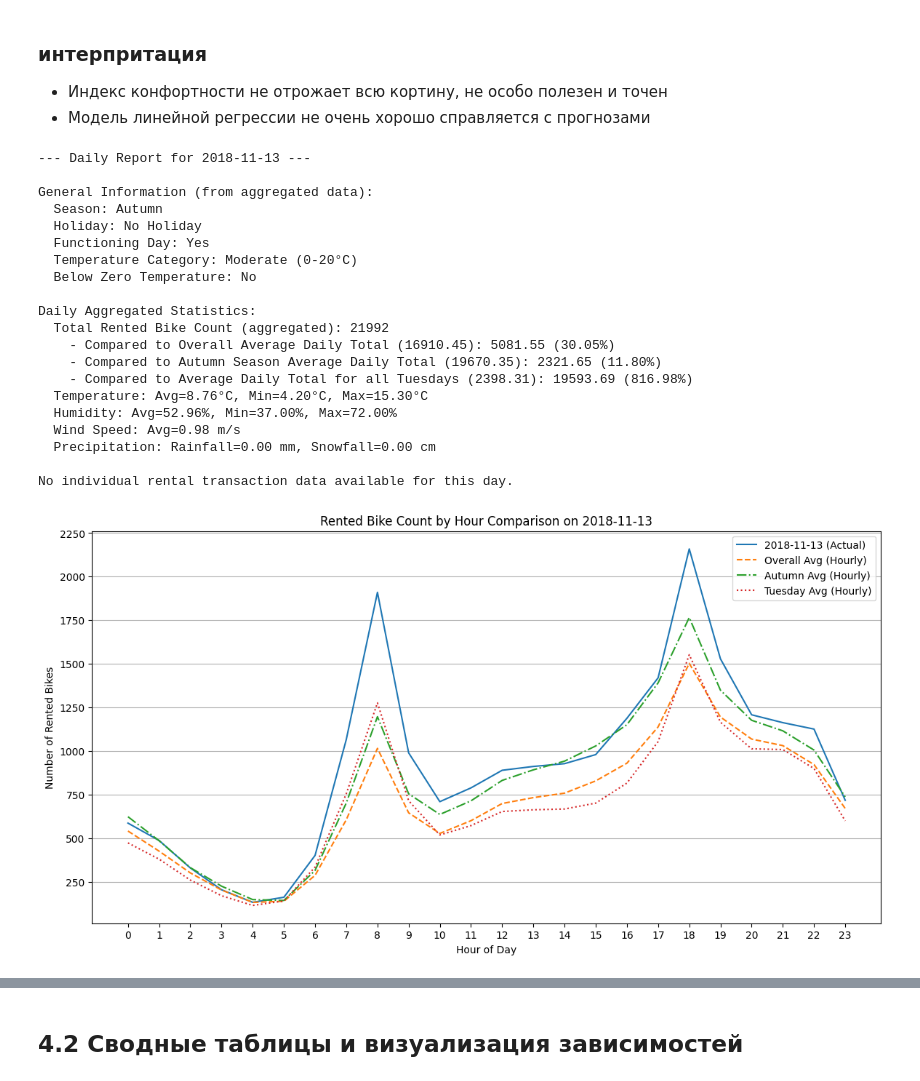
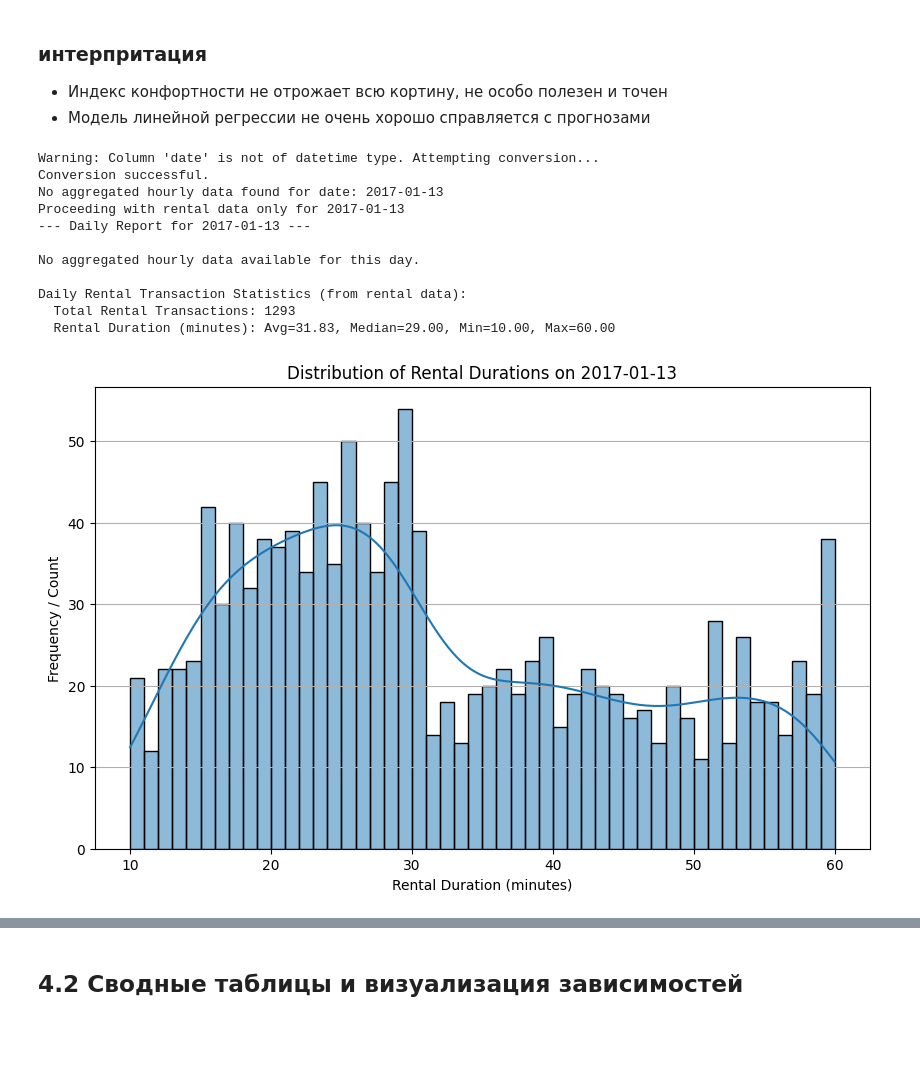
Before and after one commit to EZHOWWW/plab2, a Jupyter notebook: lab.ipynb, the cells around one changed output, grey strips where cells are left out. Saved outputs shown, nothing was run; the diff lists cells and outputs as text; code cells hidden in the pictures; blank space fills up the shorter version.

```diff
--- a/lab.ipynb
+++ b/lab.ipynb
@@ -815,50 +833,41 @@ def generate_report_day(data: pd.DataFrame, rentals_data: pd.DataFrame, day: str
 
         lines, labels = ax1.get_legend_handles_labels()
         lines2, labels2 = ax2.get_legend_handles_labels()
         ax2.legend(lines + lines2, labels + labels2, loc='upper left')
 
         plt.title(f'Temperature and Humidity by Hour on {report_day.strftime("%Y-%m-%d")}')
         plt.show()
 
     # Plot Wind Speed by hour (if aggregated data exists)
     if not day_data.empty:
         plt.figure(figsize=(12, 6))
         sns.lineplot(data=day_data, x='Hour', y='Wind speed')
         plt.title(f'Wind Speed by Hour on {report_day.strftime("%Y-%m-%d")}')
         plt.xlabel('Hour of Day')
         plt.ylabel('Wind Speed (m/s)')
         plt.xticks(day_data['Hour'])
         plt.grid(axis='y')
         plt.show()
 
 
 
 
 df_aggregated = convert_date_column(data, 'Date', dayfirst=True)
 df_rentals = convert_date_column(rentals_data, 'date', dayfirst=False)
 
 # data.set_index('Date').join(rentals_data.set_index('date'), how="inner") empty intersection
-generate_report_day(df_aggregated.copy(), df_rentals.copy(), '13.11.2018')
+generate_report_day(df_aggregated.copy(), df_rentals.copy(), '13.01.2017')
 # generate_report_day(df_aggregated.copy(), df_rentals.copy(), '01.01.2030')
 # %% [output]
---- Daily Report for 2018-11-13 ---
+Warning: Column 'date' is not of datetime type. Attempting conversion...
+Conversion successful.
+No aggregated hourly data found for date: 2017-01-13
+Proceeding with rental data only for 2017-01-13
+--- Daily Report for 2017-01-13 ---
 
-General Information (from aggregated data):
-  Season: Autumn
-  Holiday: No Holiday
-  Functioning Day: Yes
-  Temperature Category: Moderate (0-20°C)
-  Below Zero Temperature: No
+No aggregated hourly data available for this day.
 
-Daily Aggregated Statistics:
-  Total Rented Bike Count (aggregated): 21992
-    - Compared to Overall Average Daily Total (16910.45): 5081.55 (30.05%)
-    - Compared to Autumn Season Average Daily Total (19670.35): 2321.65 (11.80%)
-    - Compared to Average Daily Total for all Tuesdays (2398.31): 19593.69 (816.98%)
-  Temperature: Avg=8.76°C, Min=4.20°C, Max=15.30°C
-  Humidity: Avg=52.96%, Min=37.00%, Max=72.00%
-  Wind Speed: Avg=0.98 m/s
-  Precipitation: Rainfall=0.00 mm, Snowfall=0.00 cm
-
-No individual rental transaction data available for this day.
+Daily Rental Transaction Statistics (from rental data):
+  Total Rental Transactions: 1293
+  Rental Duration (minutes): Avg=31.83, Median=29.00, Min=10.00, Max=60.00
-[figure, old version]
+[figure, new version]
```
Also changed, not shown: parts of 7 cells of this notebook.
